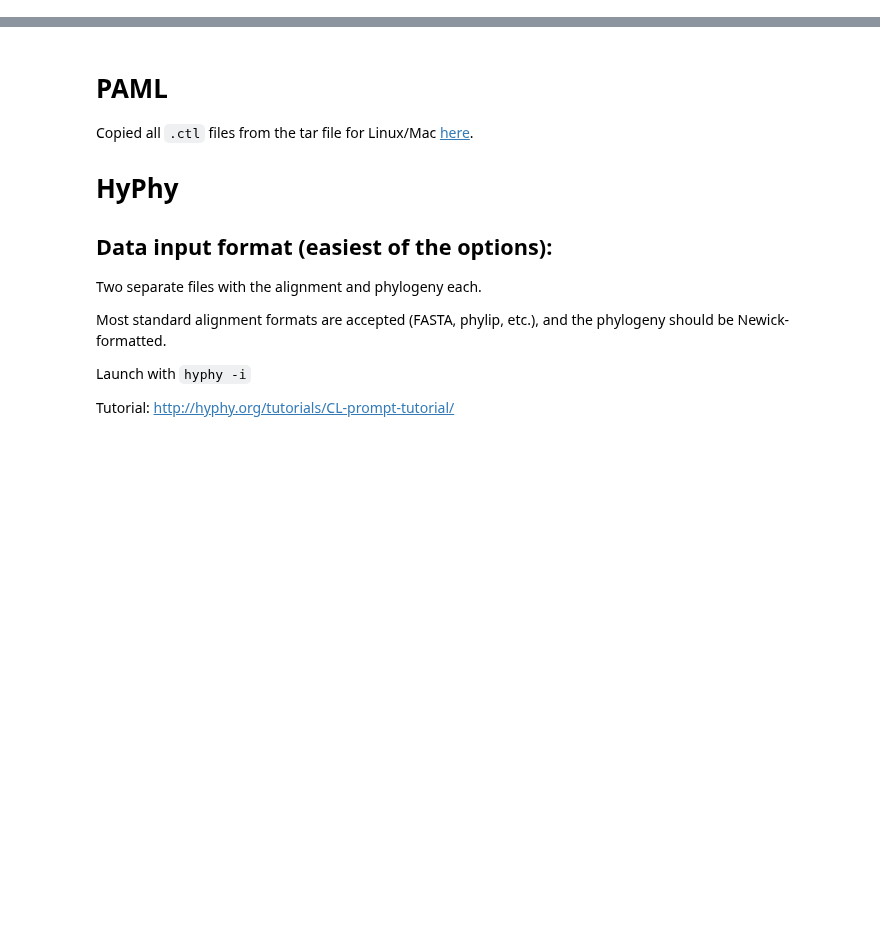
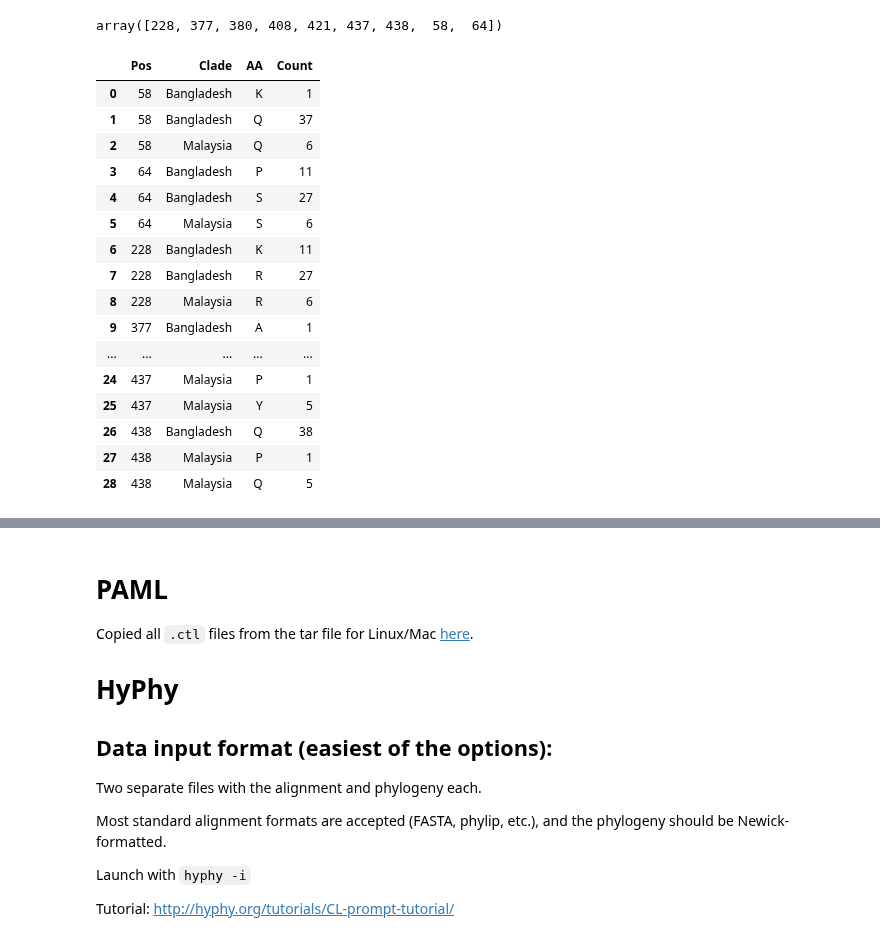
Before and after one commit to sanju99/niv_evo, a Jupyter notebook: evo_selection.ipynb, the cells around one changed output, grey strips where cells are left out. Saved outputs shown, nothing was run; the diff lists cells and outputs as text; code cells hidden in the pictures; blank space fills up the shorter version.

```diff
--- a/evo_selection.ipynb
+++ b/evo_selection.ipynb
@@ -18,0 +43,55 @@ from sklearn.model_selection import train_test_split
+# %%
+def get_sites(lst_sites, fasta_file):
+    '''
+    Site list is 1-indexed, so decrement by 1 in Python searching. Sites are amino acid positions!
+    '''
+    seqs = [(seq_record.id, seq_record.seq) for seq_record in SeqIO.parse(fasta_file, "fasta")]
+    ids, seqs = list(zip(*seqs))
+
+    # translate to amino acid sequence
+    aa = [Seq.translate(seq) for seq in seqs]
+
+    # initialize dataframe to store the results with the sequence IDs
+    df_aa = pd.DataFrame({"ID": ids})
+    df_nuc = pd.DataFrame({"ID": ids})
+
+    for site in lst_sites:
+        df_aa[str(site)] = [seq[site-1][0] for seq in aa]
+
+        last_codon = site*3
+        df_nuc[str(site)] = ["".join(seq[last_codon-3:last_codon]) for seq in seqs]
+
+    df_aa = df_aa.melt(id_vars="ID", var_name="Pos", value_name="AA")
+    df_nuc = df_nuc.melt(id_vars="ID", var_name="Pos", value_name="Codon")
+
+    df_final = df_aa.merge(df_nuc, on=["ID", "Pos"])
+    return df_final.merge(metadata, on="ID")
+# %%
+P_meme_sites_aa = get_sites(sig_sites, "seq_for_analysis/P_no_stop_codons.fasta")
+# %%
+P_meme_summary_df.Pos.unique()
+# %% [output]
+array([228, 377, 380, 408, 421, 437, 438,  58,  64])
+# %%
+P_meme_summary_df = P_meme_sites_aa.groupby(["Pos", "Clade_grouped", "AA"])[["Codon"]].count().reset_index()
+P_meme_summary_df.columns = ["Pos", "Clade", "AA", "Count"]
+P_meme_summary_df["Pos"] = P_meme_summary_df["Pos"].astype(int)
+P_meme_summary_df.sort_values(["Pos", "Clade"]).reset_index(drop=True)
+# %% [output]
+|  | Pos | Clade | AA | Count |
+| 0 | 58 | Bangladesh | K | 1 |
+| 1 | 58 | Bangladesh | Q | 37 |
+| 2 | 58 | Malaysia | Q | 6 |
+| 3 | 64 | Bangladesh | P | 11 |
+| 4 | 64 | Bangladesh | S | 27 |
+| 5 | 64 | Malaysia | S | 6 |
+| 6 | 228 | Bangladesh | K | 11 |
+| 7 | 228 | Bangladesh | R | 27 |
+| 8 | 228 | Malaysia | R | 6 |
+| 9 | 377 | Bangladesh | A | 1 |
+| ... | ... | ... | ... | ... |
+| 24 | 437 | Malaysia | P | 1 |
+| 25 | 437 | Malaysia | Y | 5 |
+| 26 | 438 | Bangladesh | Q | 38 |
+| 27 | 438 | Malaysia | P | 1 |
+| 28 | 438 | Malaysia | Q | 5 |
```
Also changed, not shown: parts of 21 cells of this notebook, 8 other files.
